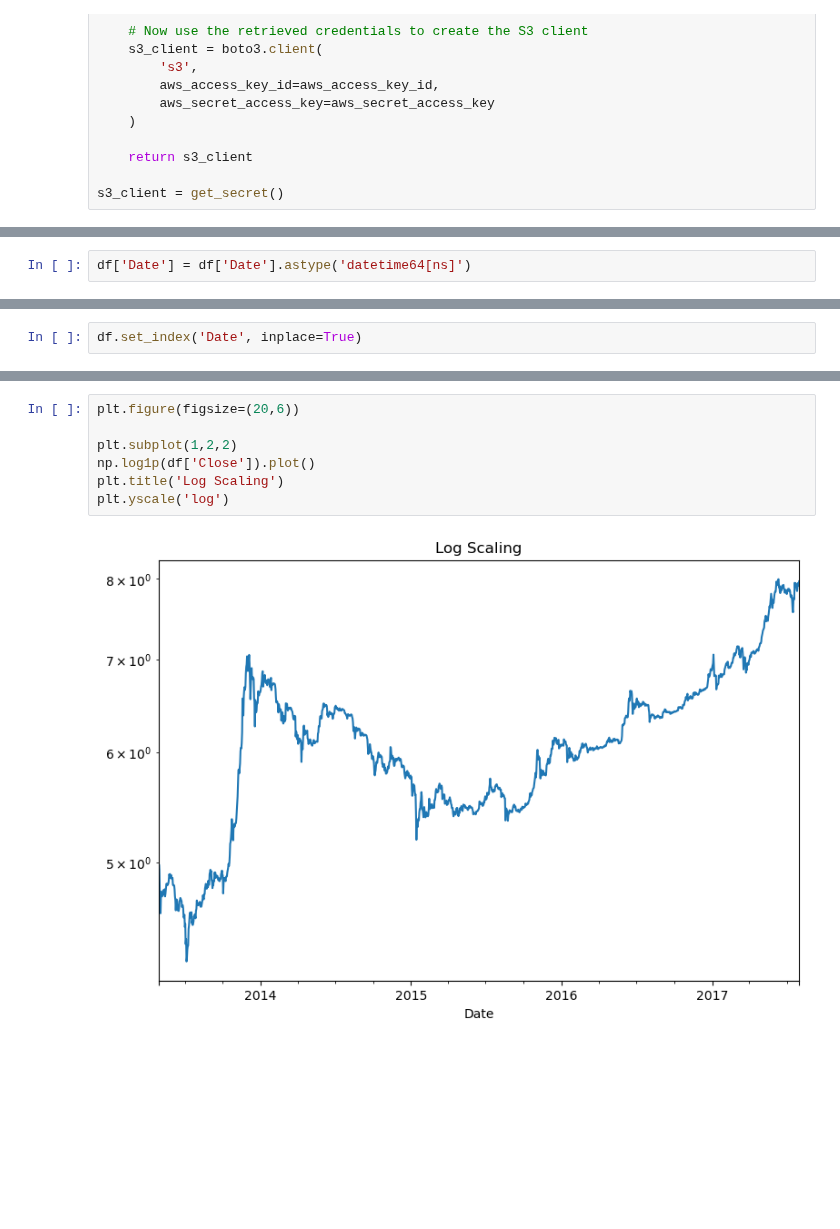
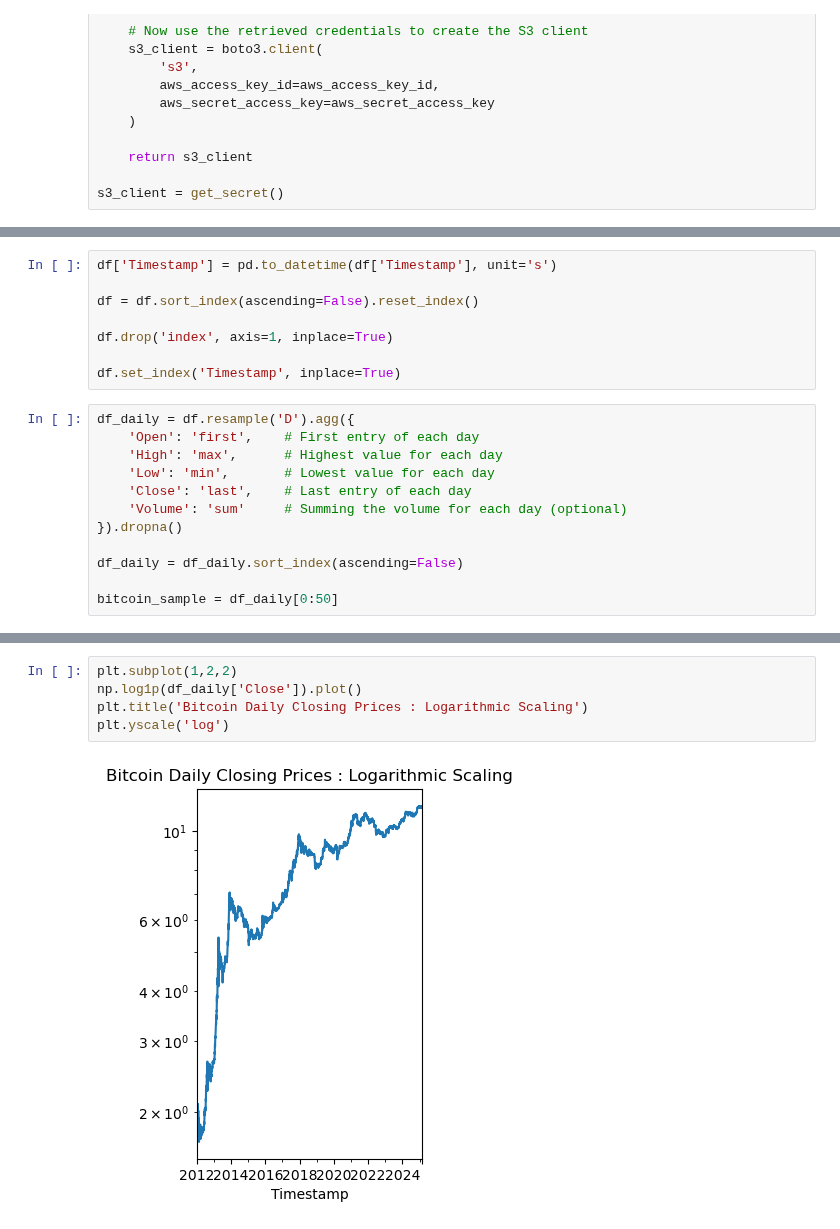
Before and after one commit to King-Noah/data_analysis, a Jupyter notebook: Bitcoin/bitcoin_analysis.ipynb, the cells around one changed output, grey strips where cells are left out. Saved outputs shown, nothing was run; the diff lists cells and outputs as text; blank space fills up the shorter version.

Commit message:
updated bitcoin data

```diff
--- a/Bitcoin/bitcoin_analysis.ipynb
+++ b/Bitcoin/bitcoin_analysis.ipynb
@@ -74,4 +74,2 @@ key = 'Bitcoin_Analysis/bitcoin_price_Training - Training.csv'
 
 df = read_csv_from_s3(bucket_name, key, s3_client)
-# %%
-df['Date'] = df['Date'].astype('datetime64[ns]')
@@ -117,2 +75,0 @@ fig.show()
-# %%
-df.set_index('Date', inplace=True)
@@ -123,0 +76,20 @@ df['Close'].plot()
+# %%
+df['Timestamp'] = pd.to_datetime(df['Timestamp'], unit='s')
+
+df = df.sort_index(ascending=False).reset_index()
+
+df.drop('index', axis=1, inplace=True)
+
+df.set_index('Timestamp', inplace=True)
+# %%
+df_daily = df.resample('D').agg({
+    'Open': 'first',    # First entry of each day
+    'High': 'max',      # Highest value for each day
+    'Low': 'min',       # Lowest value for each day
+    'Close': 'last',    # Last entry of each day
+    'Volume': 'sum'     # Summing the volume for each day (optional)
+}).dropna()
+
+df_daily = df_daily.sort_index(ascending=False)
+
+bitcoin_sample = df_daily[0:50]
@@ -124,10 +163,8 @@ df['Close'].plot()
 # %%
-plt.figure(figsize=(20,6))
-
 plt.subplot(1,2,2)
-np.log1p(df['Close']).plot()
-plt.title('Log Scaling')
+np.log1p(df_daily['Close']).plot()
+plt.title('Bitcoin Daily Closing Prices : Logarithmic Scaling')
 plt.yscale('log')
 # %% [output]
-[figure, old version]
+[figure, new version]
 # %%
```
Also changed, not shown: parts of 22 cells of this notebook, 2 other files.
